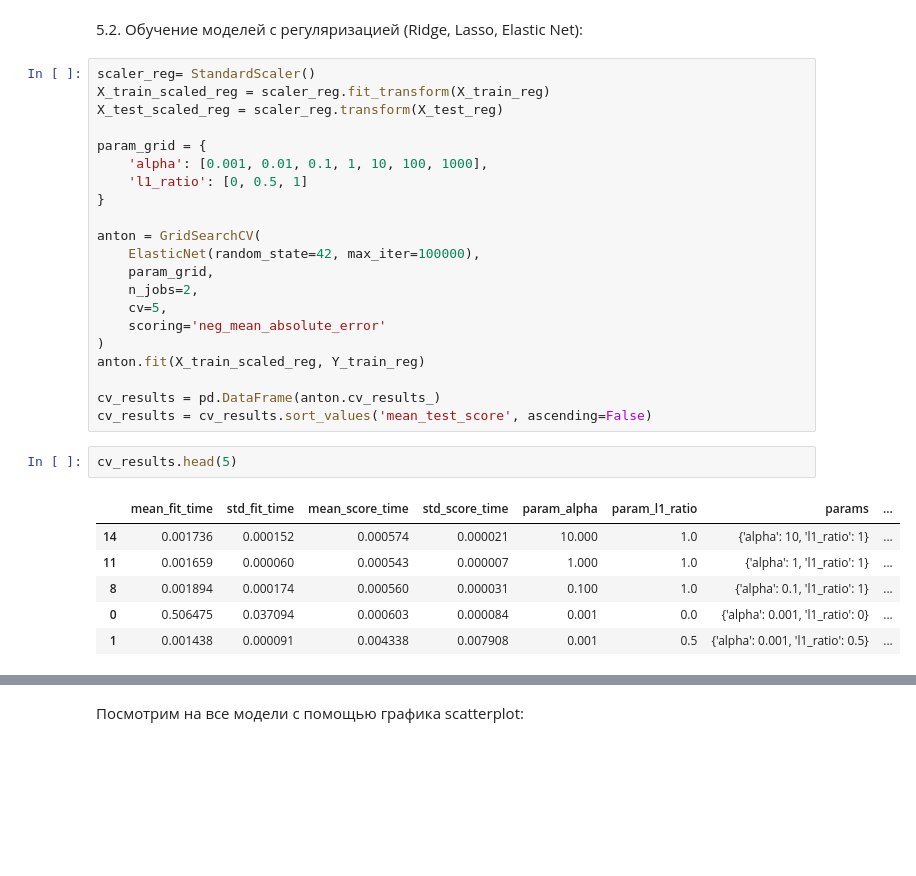
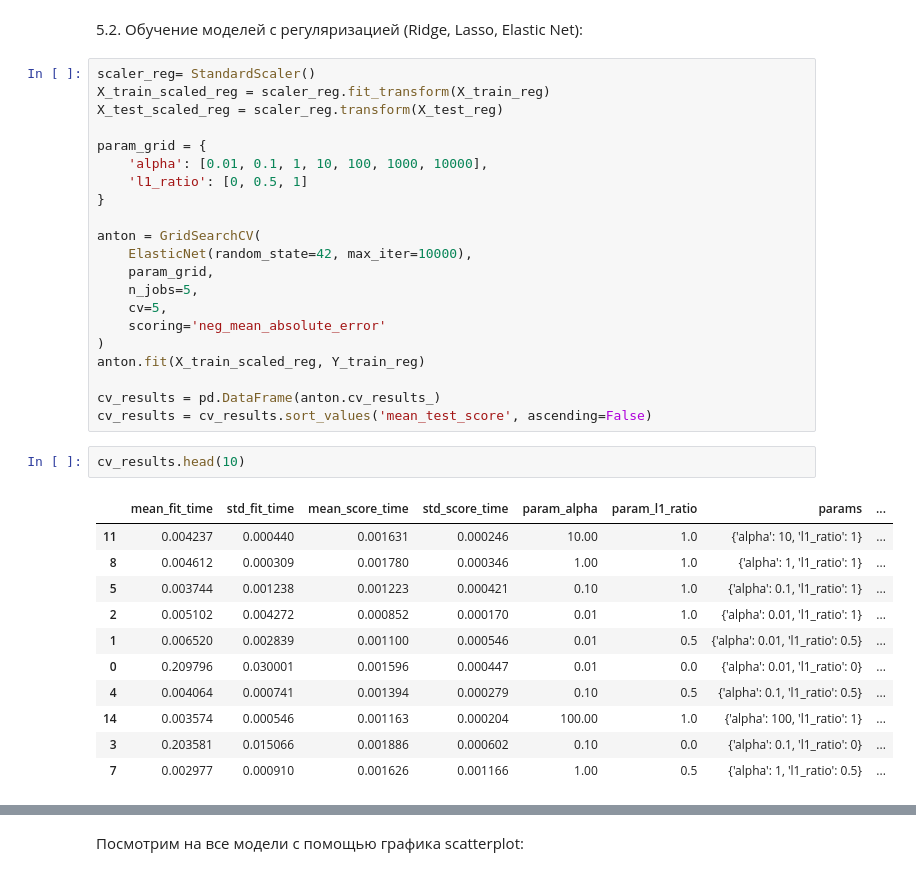
Before and after one commit to topj0bstule/ML_Course, a Jupyter notebook: hw04_/hw04_notebook.ipynb, the cells around one changed output, grey strips where cells are left out. Saved outputs shown, nothing was run; the diff lists cells and outputs as text; blank space fills up the shorter version.

```diff
--- a/hw04_/hw04_notebook.ipynb
+++ b/hw04_/hw04_notebook.ipynb
@@ -634,14 +634,14 @@ X_train_scaled_reg = scaler_reg.fit_transform(X_train_reg)
 X_test_scaled_reg = scaler_reg.transform(X_test_reg)
 
 param_grid = {
-    'alpha': [0.001, 0.01, 0.1, 1, 10, 100, 1000],
+    'alpha': [0.01, 0.1, 1, 10, 100, 1000, 10000],
     'l1_ratio': [0, 0.5, 1]
 }
 
 anton = GridSearchCV(
-    ElasticNet(random_state=42, max_iter=100000),
+    ElasticNet(random_state=42, max_iter=10000),
     param_grid,
-    n_jobs=2,
+    n_jobs=5,
     cv=5,
     scoring='neg_mean_absolute_error'
 )
@@ -650,14 +650,19 @@ anton.fit(X_train_scaled_reg, Y_train_reg)
 cv_results = pd.DataFrame(anton.cv_results_)
 cv_results = cv_results.sort_values('mean_test_score', ascending=False)
 # %%
-cv_results.head(5)
+cv_results.head(10)
 # %% [output]
 |  | mean_fit_time | std_fit_time | mean_score_time | std_score_time | param_alpha | param_l1_ratio | params | ... |
-| 14 | 0.001736 | 0.000152 | 0.000574 | 0.000021 | 10.000 | 1.0 | {'alpha': 10, 'l1_ratio': 1} | ... |
-| 11 | 0.001659 | 0.000060 | 0.000543 | 0.000007 | 1.000 | 1.0 | {'alpha': 1, 'l1_ratio': 1} | ... |
-| 8 | 0.001894 | 0.000174 | 0.000560 | 0.000031 | 0.100 | 1.0 | {'alpha': 0.1, 'l1_ratio': 1} | ... |
-| 0 | 0.506475 | 0.037094 | 0.000603 | 0.000084 | 0.001 | 0.0 | {'alpha': 0.001, 'l1_ratio': 0} | ... |
-| 1 | 0.001438 | 0.000091 | 0.004338 | 0.007908 | 0.001 | 0.5 | {'alpha': 0.001, 'l1_ratio': 0.5} | ... |
+| 11 | 0.004237 | 0.000440 | 0.001631 | 0.000246 | 10.00 | 1.0 | {'alpha': 10, 'l1_ratio': 1} | ... |
+| 8 | 0.004612 | 0.000309 | 0.001780 | 0.000346 | 1.00 | 1.0 | {'alpha': 1, 'l1_ratio': 1} | ... |
+| 5 | 0.003744 | 0.001238 | 0.001223 | 0.000421 | 0.10 | 1.0 | {'alpha': 0.1, 'l1_ratio': 1} | ... |
+| 2 | 0.005102 | 0.004272 | 0.000852 | 0.000170 | 0.01 | 1.0 | {'alpha': 0.01, 'l1_ratio': 1} | ... |
+| 1 | 0.006520 | 0.002839 | 0.001100 | 0.000546 | 0.01 | 0.5 | {'alpha': 0.01, 'l1_ratio': 0.5} | ... |
+| 0 | 0.209796 | 0.030001 | 0.001596 | 0.000447 | 0.01 | 0.0 | {'alpha': 0.01, 'l1_ratio': 0} | ... |
+| 4 | 0.004064 | 0.000741 | 0.001394 | 0.000279 | 0.10 | 0.5 | {'alpha': 0.1, 'l1_ratio': 0.5} | ... |
+| 14 | 0.003574 | 0.000546 | 0.001163 | 0.000204 | 100.00 | 1.0 | {'alpha': 100, 'l1_ratio': 1} | ... |
+| 3 | 0.203581 | 0.015066 | 0.001886 | 0.000602 | 0.10 | 0.0 | {'alpha': 0.1, 'l1_ratio': 0} | ... |
+| 7 | 0.002977 | 0.000910 | 0.001626 | 0.001166 | 1.00 | 0.5 | {'alpha': 1, 'l1_ratio': 0.5} | ... |
 # %%
 cv_results.tail(3)
 # %% [output]
```
Also changed, not shown: parts of 3 cells of this notebook, 2 other files.
